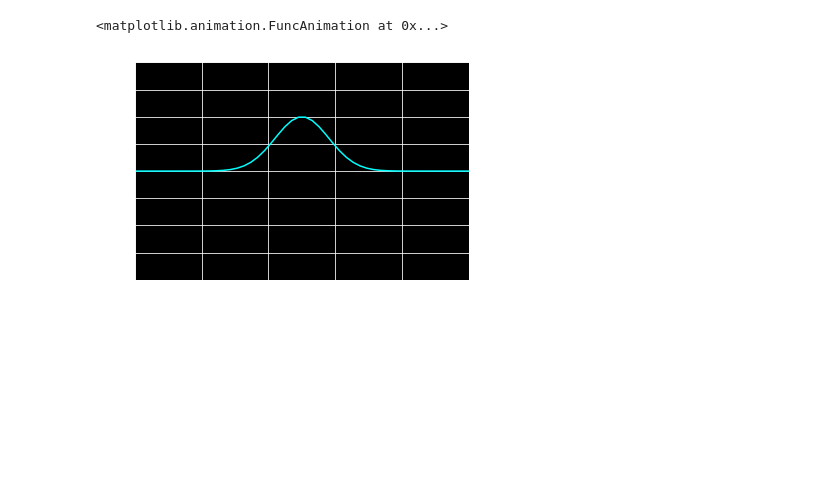
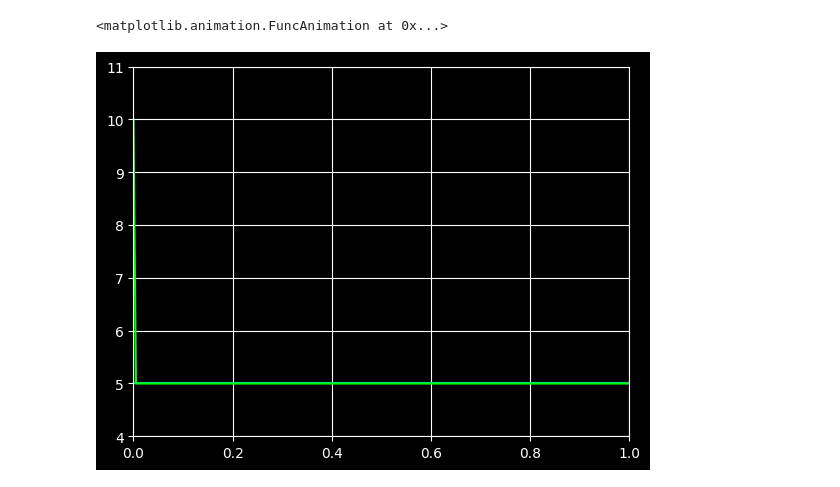
Before and after one commit to arikallis-j/CMoEaTPh-2024, a Jupyter notebook: python-ver/paper_book.ipynb, the cells around one changed output. Drawn from its saved outputs; the diff is of its cells as text; code cells hidden in the pictures; blank space fills up the shorter version.

Commit message:
Working Solver, Printer and U_func-classes -> 1 scheme

```diff
--- a/python-ver/paper_book.ipynb
+++ b/python-ver/paper_book.ipynb
@@ -93,23 +103,51 @@ def scheme_0(i, j, y, par):
+# %%
+# Functions
+
+def real_sol(X, T, c, u_0, u_1):
+    N = T.size
+    T_full = T[-1] - T[0]
+    G = np.zeros((N, 4))
+    Y = np.zeros((N, 4))
+    for t in range(N):
+        G[t,0], Y[t,0] = u_1, X[0]
+        G[t,1], Y[t,1] = u_1, abs(c) * (t/N * T_full)
+        G[t,2], Y[t,2] = u_0, abs(c) * (t/N * T_full)
+        G[t,3], Y[t,3] = u_0, X[-1]
+    return G, Y
+
+
+def init_t_base(x, u_0, u_1, point=0):
+    return u_1 if x==point else u_0
+
+def init_r_base(t, u_1):
+    return u_1
+
+def main_base(F, t, x, dt, dx, a):
+    sigma = a*dt/dx
+    return F[t,x] - sigma * (F[t,x] - F[t,x-1])
 # %%
 # Constants
+N, M = 300, 200
+c = 2.0
 
-N, M = 500, 50
-c = 0.1
-par = c
+U0, U1 = 5.0, 10.0
 
 L = 1.0
 T = abs(L / c)
 # %%
 # Main
-
 solver = Solver(name="test", N = N, M = M, rng_x = (0,L), rng_t = (0, T))
-printer = Printer(name="first")
+printer = Printer(name="first", xlim=[0,L], ylim=[U0-1,U1+1])
-# %%
-# Scheme_0
-
-U, X = solver.equation(initial_u = initial_u, u_scheme=scheme_0, par=par)
-animation = printer.animate(U, X)
-animation
-# %% [output]
-<matplotlib.animation.FuncAnimation at 0x...>
-[figure, removed]
+# %%
+# Scheme_1
+funcs = main_base, init_t_base, init_r_base
+pars = ((c,), (U0, U1,), (U1,))
+
+U, X, T = solver.equation(funcs=funcs, pars=pars)
+G_real, Y_real = real_sol(X, T, c, U0, U1)
+
+animation = printer.animate(X, U, Y=Y_real, G=G_real)
+animation
+# %% [output]
+<matplotlib.animation.FuncAnimation at 0x...>
+[figure, added]
```
Also changed, not shown: parts of 2 cells of this notebook, 1 other file.
